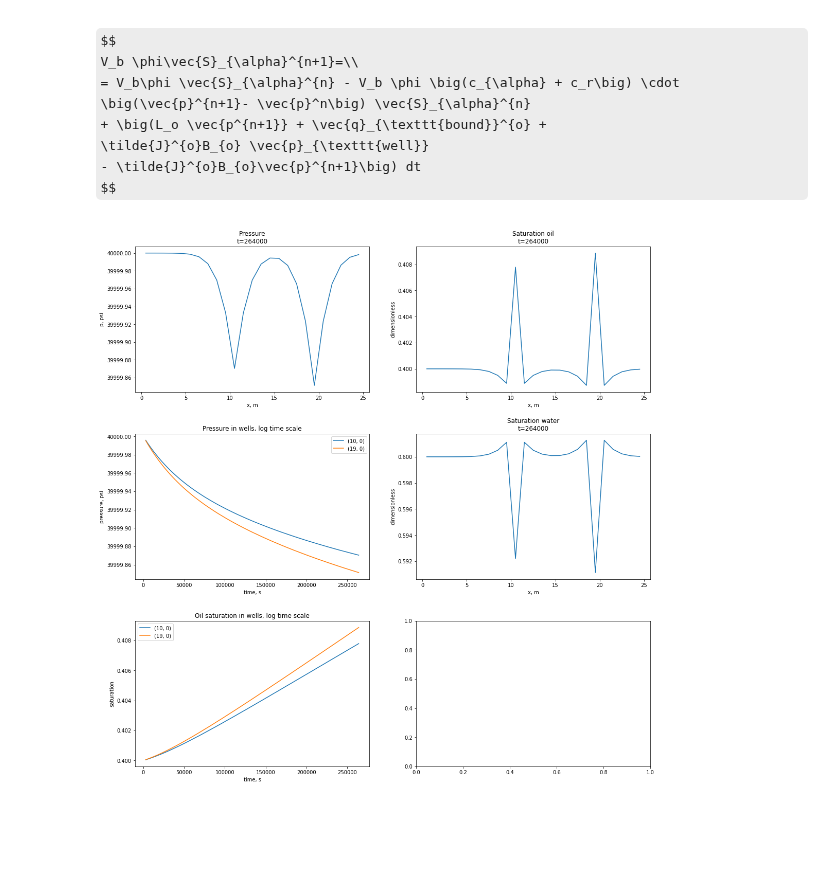
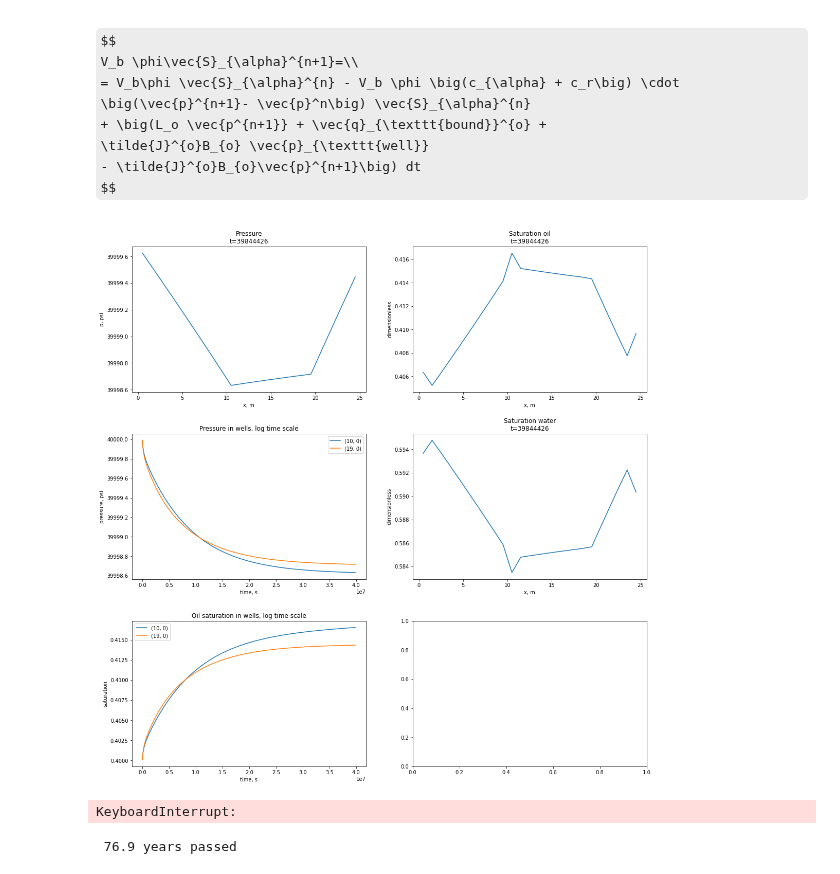
Before and after one commit to lemikhovalex/ReservoirModel, a Jupyter notebook: now_do_simple_models/05_1d_2liq.ipynb, the cells around one changed output. Drawn from its saved outputs; the diff is of its cells as text; code cells hidden in the pictures; some formulas as TeX source; blank space fills up the shorter version.

```diff
--- a/now_do_simple_models/05_1d_2liq.ipynb
+++ b/now_do_simple_models/05_1d_2liq.ipynb
@@ -18,7 +18,7 @@ phi = 0.4
 p_0 = 4e4 * 6894  # psi to Pa
 p = np.ones((nx, 1)) * p_0
 d = 3  # m
-dt = 1  # s
+dt = 3  # s
 s_0 = 0.4
 s_o = np.ones((nx, 1)) * s_0
 s_w = np.ones((nx, 1))* (1 - s_0)
@@ -315,6 +315,15 @@ for w in pos_r:
     s_o_well_hist[w] = []
 # %%
 for i in range(1, n_iter):
+    # gonna increase time step
+    if t < 60 * 24 * 1: # a day
+        dt = 1
+    elif 60 * 24 < t < 60 * 24 * 7: # a week
+        dt = 3
+    elif 60 * 24 * 7 < t < 60 * 24 * 7 * 4 * 2: # 2 month
+        dt = 6
+    elif 60 * 24 * 7 * 4 * 2 < t: # more then 2 month
+        dt = 15
     # matrixes depends on saturation
     dt_comp_sat = dx * dy * d *(s_o.values * c_o + s_w.values * c_w + np.ones((nx, 1)) * c_r)
     j_o = get_j_matrix(p=p, s=s_o, mu=mu_o, k=k, B=B_o, pos_r=pos_r, r_ref=r_ref, ph='o')
@@ -339,7 +348,7 @@ for i in range(1, n_iter):
     # s_w = ResState(b / a, 1 - s_0)
     # s_o
     a = dx*dy*d * phi *( np.ones((nx, 1)) + (c_r + c_o) * (p_new - p.values))
-    b = phi * dx*dy*d * s_o.values + dt * (lapl_w.dot(p_new) + q_bound_w + j_o * B_o * (p_well - p_new))
+    b = phi * dx*dy*d * s_o.values + dt * (lapl_o.dot(p_new) + q_bound_o + j_o * B_o * (p_well - p_new))
     # upd sat wat
     s_o = ResState(b / a, s_0)
     s_w = ResState(np.ones((nx, 1)) - s_o.values, s_0)
@@ -365,31 +374,36 @@ for i in range(1, n_iter):
         ax[0][1].set_ylabel(f'dimensionless')
         ax[0][1].set_xlabel(f'x, m')
 
         for w in pos_r:
             ax[1][0].plot(times, p_well_hist[w] , label=f'{w}')
             ax[2][0].plot(times, s_o_well_hist[w] , label=f'{w}')
         ax[1][0].set_xlabel('time, s')
         ax[1][0].set_ylabel('pressure, psi')
         ax[1][0].set_title('Pressure in wells, log time scale')
 
         ax[2][0].set_xlabel('time, s')
         ax[2][0].set_ylabel('saturation')
         ax[2][0].set_title('Oil saturation in wells, log time scale')
         ax[1][0].legend()
         ax[2][0].legend()
         #ax[1][0].set_xscale('log')
         #ax[2][0].set_xscale('log')
 
         ax[1][1].plot(xs, s_w.values)
         ax[1][1].set_title(f'Saturation water\nt={t}')
         ax[1][1].set_ylabel(f'dimensionless')
         ax[1][1].set_xlabel(f'x, m')
 
         ax[0][1].ticklabel_format(useOffset=False, axis='y')
         ax[1][1].ticklabel_format(useOffset=False, axis='y')
         ax[0][0].ticklabel_format(useOffset=False, axis='y')
         ax[1][0].ticklabel_format(useOffset=False, axis='y')
         ax[2][0].ticklabel_format(useOffset=False, axis='y')
         plt.show()
 # %% [output]
-[figure, old version]
+[figure, new version]
+KeyboardInterrupt:
+# %%
+print(f'{t / 60 / 24 / 30 / 12 : .1f} years passed')
+# %% [output]
+ 76.9 years passed
```
